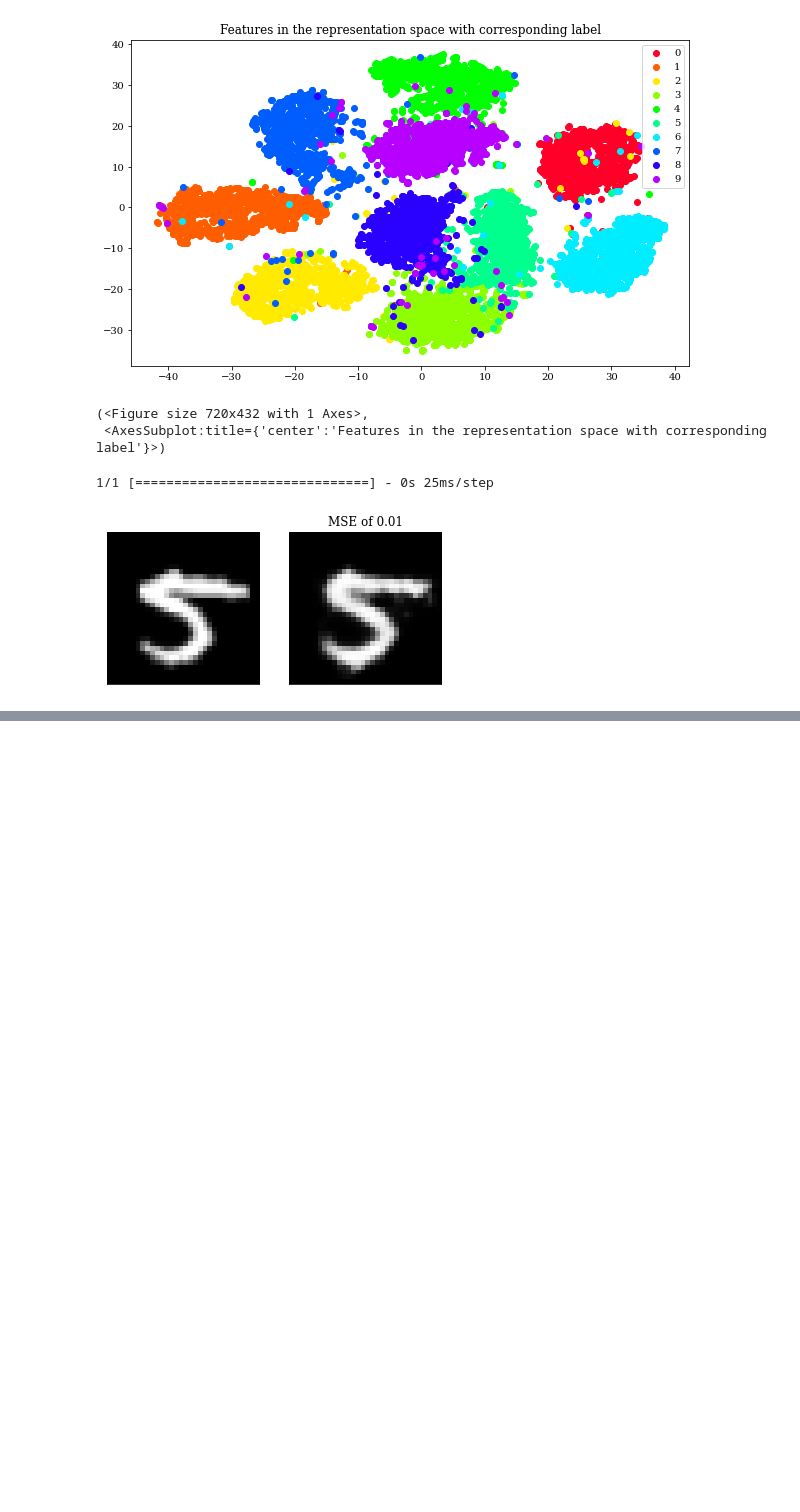
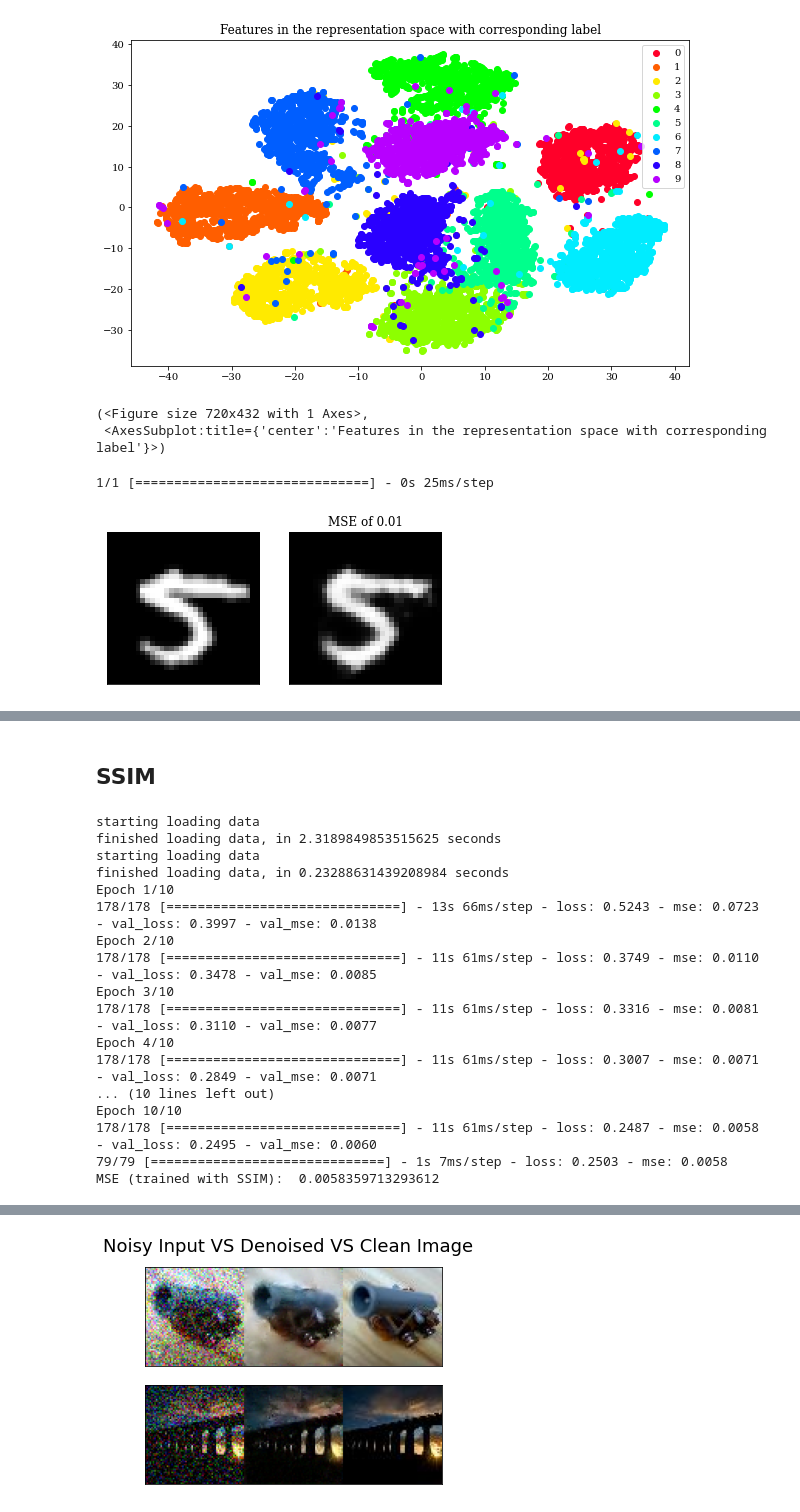
Before and after one commit to limited-fion/deep-learning-cw, a Jupyter notebook: 06_cw.ipynb, the cells around one changed output, grey strips where cells are left out. Drawn from its saved outputs; the diff is of its cells as text; code cells hidden in the pictures; blank space fills up the shorter version.

```diff
--- a/06_cw.ipynb
+++ b/06_cw.ipynb
@@ -645,0 +910,56 @@ plot_recons_original(np.expand_dims(x_test_32[ind],0), y_test[ind], conv_autoenc
+# %% [markdown]
+## SSIM
+# %%
+import tensorflow as tf
+
+def ssim_loss(true_values, predicted_values):
+    return 1 - K.mean(tf.image.ssim(true_values, predicted_values, max_val=1))
+
+x_train = get_data(get_id_dictionary(), 'train')
+x_test = get_data(get_id_dictionary(), 'test')
+
+# Add noise
+x_train_noise = x_train + np.random.normal(size = x_train.shape, scale = 0.2)
+x_test_noise = x_test + np.random.normal(size = x_test.shape, scale = 0.2)
+
+model = UNet_model()
+model.compile(optimizer = Adam(lr=1e-4), loss = ssim_loss, metrics = ['mse'])
+model.fit(x_train_noise, x_train, batch_size=128, epochs=10, validation_split=0.1)
+
+_, mse = model.evaluate(x_test_noise, x_test)
+print('MSE (trained with SSIM): ', mse)
+
+idx_example = np.random.randint(0, len(x_test_noise))
+x_test_denoised = model.predict(x_test_noise[idx_example:idx_example+2, ...])
+
+N=2
+start_val = 0
+fig, axes = plt.subplots(N,1)
+plt.suptitle('Noisy Input VS Denoised VS Clean Image', fontsize=18)
+for row in range(N):
+  for col in range(1):
+    idx = start_val+row+N*col
+
+    im = np.concatenate((x_test_noise[idx_example+idx], x_test_denoised[idx], x_test[idx_example+idx]), 1)
+    im = cv2.cvtColor(im.astype(np.float32), cv2.COLOR_BGR2RGB)
+    axes[row].imshow(np.clip(im, 0, 1))
+    axes[row].set_xticks([])
+    axes[row].set_yticks([])
+# %% [output]
+starting loading data
+finished loading data, in 2.3189849853515625 seconds
+starting loading data
+finished loading data, in 0.23288631439208984 seconds
+Epoch 1/10
+178/178 [==============================] - 13s 66ms/step - loss: 0.5243 - mse: 0.0723 - val_loss: 0.3997 - val_mse: 0.0138
+Epoch 2/10
+178/178 [==============================] - 11s 61ms/step - loss: 0.3749 - mse: 0.0110 - val_loss: 0.3478 - val_mse: 0.0085
+Epoch 3/10
+178/178 [==============================] - 11s 61ms/step - loss: 0.3316 - mse: 0.0081 - val_loss: 0.3110 - val_mse: 0.0077
+Epoch 4/10
+178/178 [==============================] - 11s 61ms/step - loss: 0.3007 - mse: 0.0071 - val_loss: 0.2849 - val_mse: 0.0071
+... (10 lines left out)
+Epoch 10/10
+178/178 [==============================] - 11s 61ms/step - loss: 0.2487 - mse: 0.0058 - val_loss: 0.2495 - val_mse: 0.0060
+79/79 [==============================] - 1s 7ms/step - loss: 0.2503 - mse: 0.0058
+MSE (trained with SSIM):  0.0058359713293612
@@ -645,0 +968 @@ plot_recons_original(np.expand_dims(x_test_32[ind],0), y_test[ind], conv_autoenc
+[figure, added]
```
Also changed, not shown: parts of 14 cells of this notebook.
